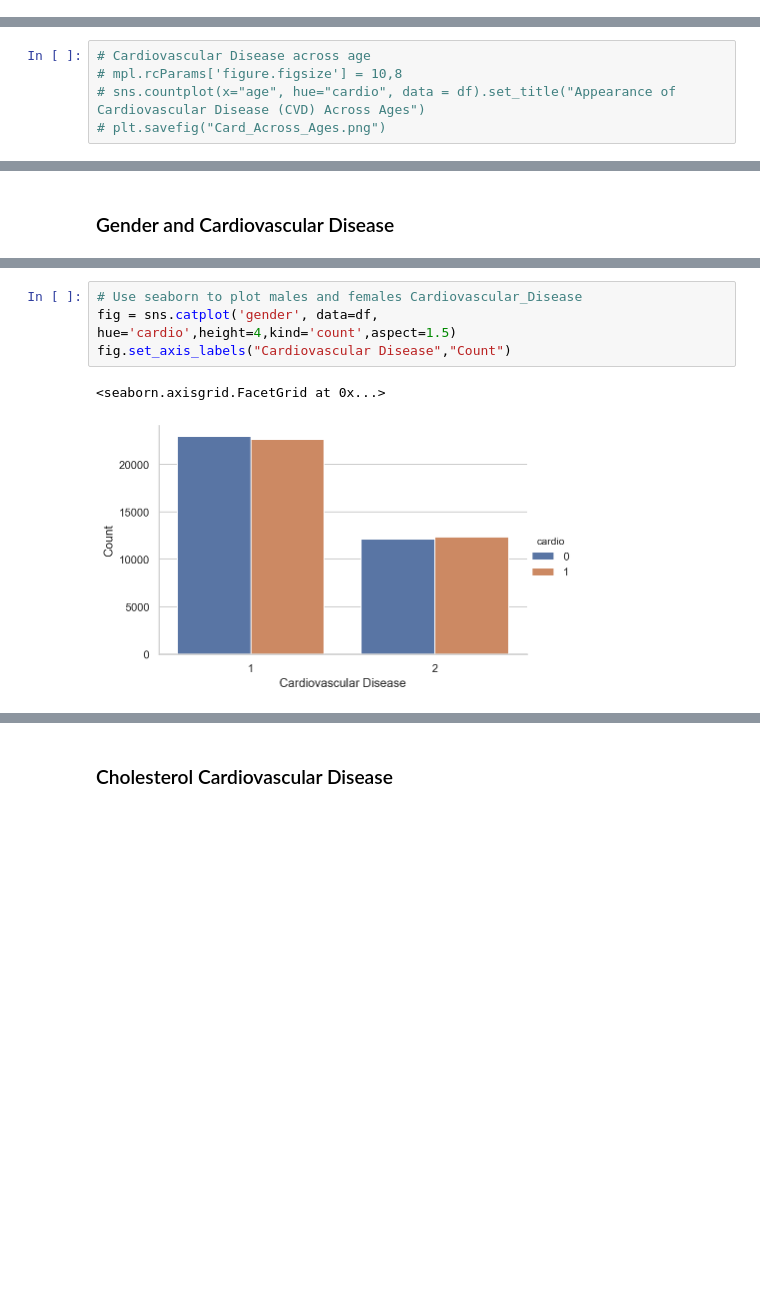
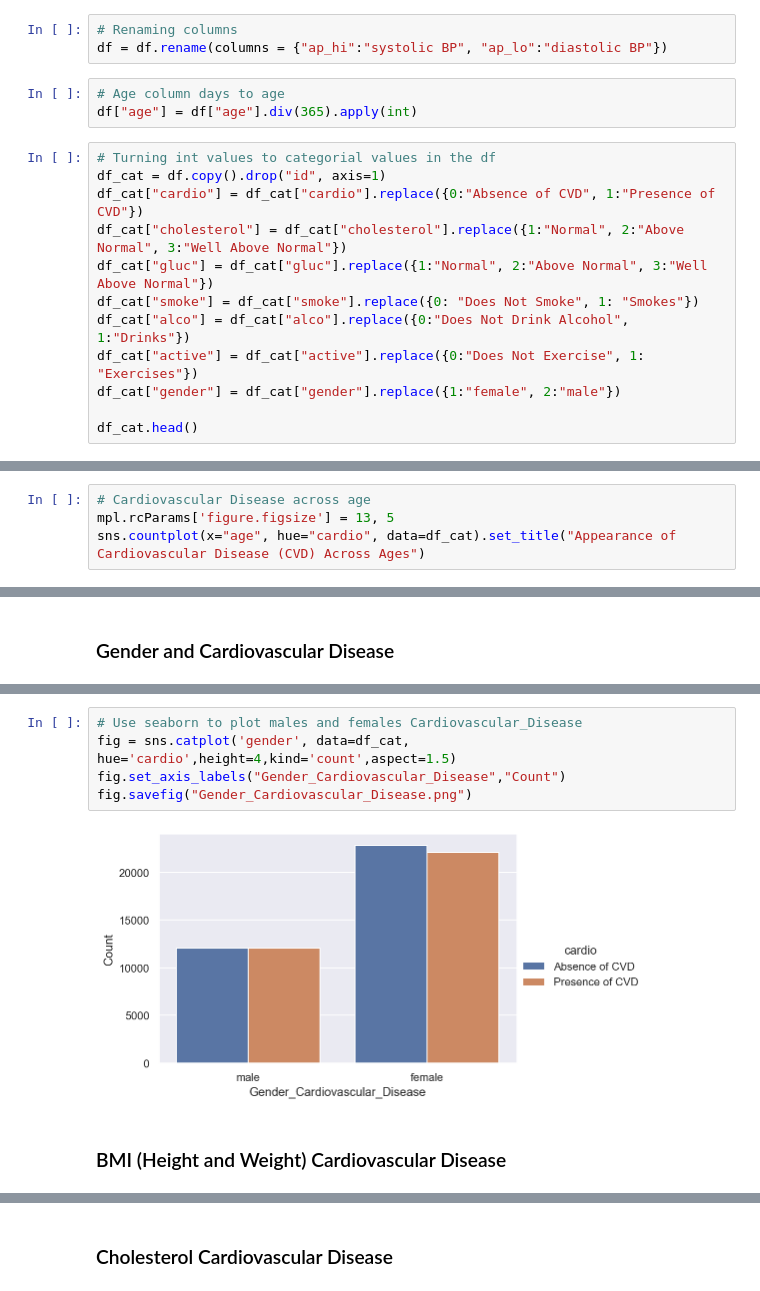
Before and after one commit to adamskel78/SHAX_group_project, a Jupyter notebook: Cardiovascular_Disease.ipynb, the cells around one changed output, grey strips where cells are left out. Saved outputs shown, nothing was run; the diff lists cells and outputs as text; blank space fills up the shorter version.

```diff
--- a/Cardiovascular_Disease.ipynb
+++ b/Cardiovascular_Disease.ipynb
@@ -106,0 +185,18 @@ df = pd.read_csv("cardio.csv")
+# %%
+# Renaming columns
+df = df.rename(columns = {"ap_hi":"systolic BP", "ap_lo":"diastolic BP"})
+# %%
+# Age column days to age
+df["age"] = df["age"].div(365).apply(int)
+# %%
+# Turning int values to categorial values in the df
+df_cat = df.copy().drop("id", axis=1)
+df_cat["cardio"] = df_cat["cardio"].replace({0:"Absence of CVD", 1:"Presence of CVD"})
+df_cat["cholesterol"] = df_cat["cholesterol"].replace({1:"Normal", 2:"Above Normal", 3:"Well Above Normal"})
+df_cat["gluc"] = df_cat["gluc"].replace({1:"Normal", 2:"Above Normal", 3:"Well Above Normal"})
+df_cat["smoke"] = df_cat["smoke"].replace({0: "Does Not Smoke", 1: "Smokes"})
+df_cat["alco"] = df_cat["alco"].replace({0:"Does Not Drink Alcohol", 1:"Drinks"})
+df_cat["active"] = df_cat["active"].replace({0:"Does Not Exercise", 1: "Exercises"})
+df_cat["gender"] = df_cat["gender"].replace({1:"female", 2:"male"})
+
+df_cat.head()
@@ -127,5 +268,4 @@ Text(0.5, 1.0, 'Distribution of Ages')
 # %%
 # Cardiovascular Disease across age
-# mpl.rcParams['figure.figsize'] = 10,8
-# sns.countplot(x="age", hue="cardio", data = df).set_title("Appearance of Cardiovascular Disease (CVD) Across Ages")
-# plt.savefig("Card_Across_Ages.png")
+mpl.rcParams['figure.figsize'] = 13, 5
+sns.countplot(x="age", hue="cardio", data=df_cat).set_title("Appearance of Cardiovascular Disease (CVD) Across Ages")
@@ -169,7 +312,9 @@ fig.set_axis_labels("Gender","Count")
 # %%
 # Use seaborn to plot males and females Cardiovascular_Disease
-fig = sns.catplot('gender', data=df, hue='cardio',height=4,kind='count',aspect=1.5)
-fig.set_axis_labels("Cardiovascular Disease","Count")
+fig = sns.catplot('gender', data=df_cat, hue='cardio',height=4,kind='count',aspect=1.5)
+fig.set_axis_labels("Gender_Cardiovascular_Disease","Count")
+fig.savefig("Gender_Cardiovascular_Disease.png")
 # %% [output]
-<seaborn.axisgrid.FacetGrid at 0x...>
-[figure, old version]
+[figure, new version]
+# %% [markdown]
+### BMI (Height and Weight) Cardiovascular Disease
```
Also changed, not shown: parts of 103 cells of this notebook, 2 other files.
